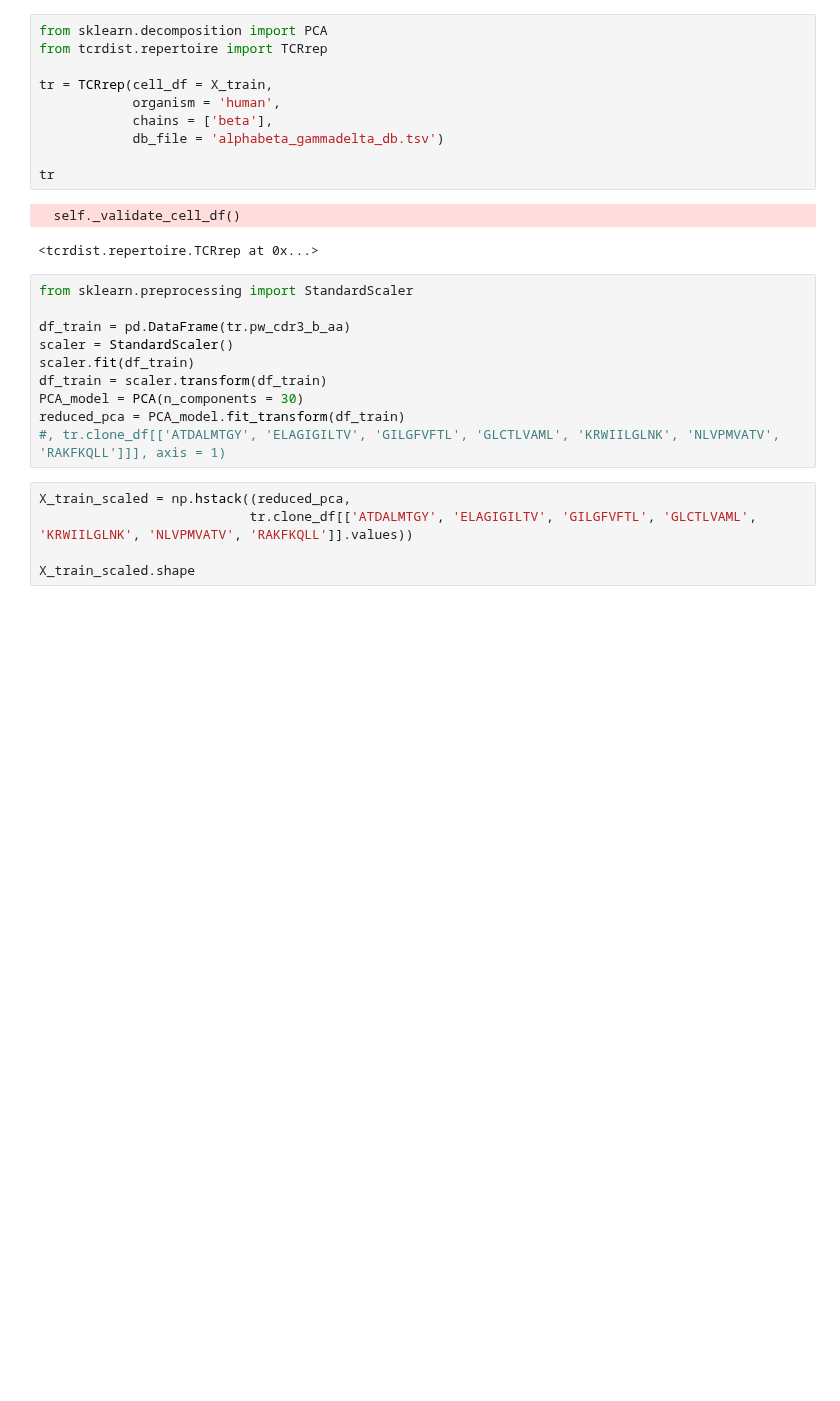
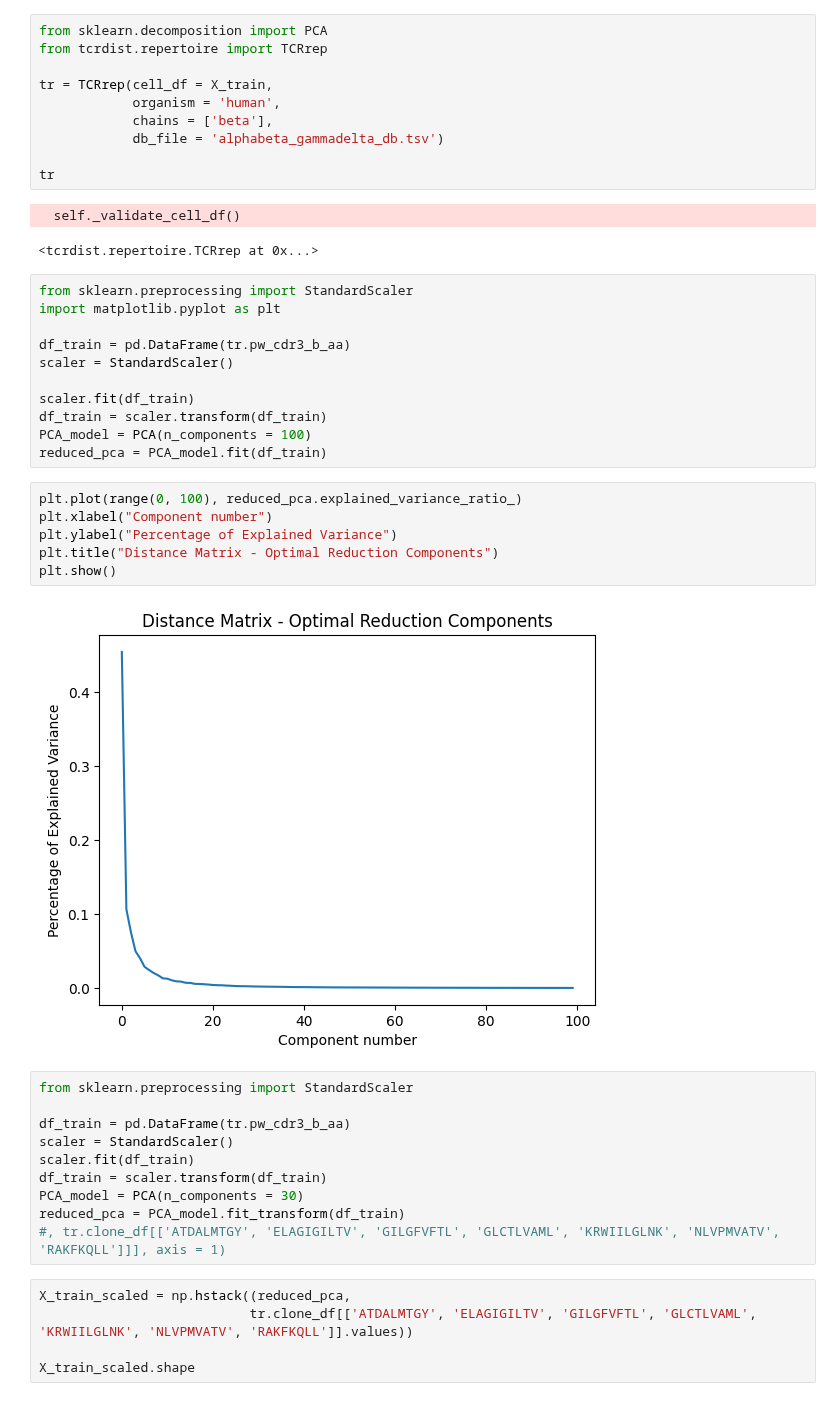
Before and after one commit to UoB-DSMP-2023-24/dsmp-2024-groupol1, a Jupyter notebook: modelling.ipynb, the cells around one changed output. Saved outputs shown, nothing was run; the diff lists cells and outputs as text; blank space fills up the shorter version.

Commit message:
Added analysis of optimal pca components

```diff
--- a/modelling.ipynb
+++ b/modelling.ipynb
@@ -205,6 +202,25 @@ tr
 # %% [output]
   self._validate_cell_df()
 <tcrdist.repertoire.TCRrep at 0x...>
+# %%
+from sklearn.preprocessing import StandardScaler
+import matplotlib.pyplot as plt
+
+df_train = pd.DataFrame(tr.pw_cdr3_b_aa)
+scaler = StandardScaler()
+
+scaler.fit(df_train)
+df_train = scaler.transform(df_train)
+PCA_model = PCA(n_components = 100)
+reduced_pca = PCA_model.fit(df_train)
+# %%
+plt.plot(range(0, 100), reduced_pca.explained_variance_ratio_)
+plt.xlabel("Component number")
+plt.ylabel("Percentage of Explained Variance")
+plt.title("Distance Matrix - Optimal Reduction Components")
+plt.show()
+# %% [output]
+[figure, added]
 # %%
 from sklearn.preprocessing import StandardScaler
 
```
Also changed, not shown: parts of 3 cells of this notebook.
